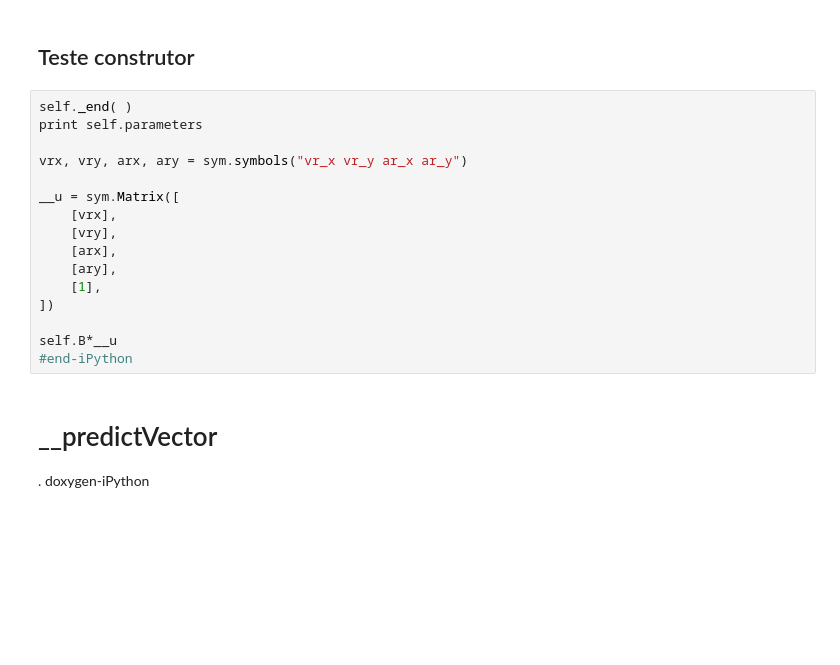
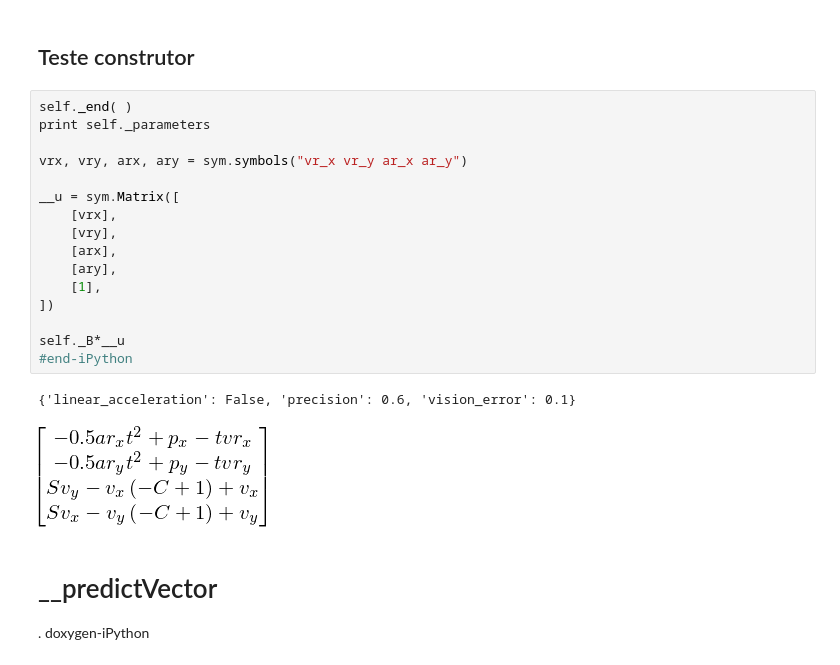
Before and after one commit to RoboFEI/RoboFEI-HT_2019, a Jupyter notebook: AI/Visual_Memory/Workbench/iPython/Robots.ipynb, the cells around one changed output. Cells and saved outputs as stored; diff of their text form; blank space fills up the shorter version.

```diff
--- a/AI/Visual_Memory/Workbench/iPython/Robots.ipynb
+++ b/AI/Visual_Memory/Workbench/iPython/Robots.ipynb
@@ -232,20 +216,23 @@ __listfunction = [ ]
 ## Teste construtor
 # %%
 self._end( )
-print self.parameters
+print self._parameters
 
 vrx, vry, arx, ary = sym.symbols("vr_x vr_y ar_x ar_y")
 
 __u = sym.Matrix([
     [vrx],
     [vry],
     [arx],
     [ary],
     [1],
 ])
 
-self.B*__u
+self._B*__u
 #end-iPython
+# %% [output]
+{'linear_acceleration': False, 'precision': 0.6, 'vision_error': 0.1}
+[figure, added]
 # %% [markdown]
 # __predictVector
 .
```
Also changed, not shown: parts of 10 cells of this notebook, 18 other files.
